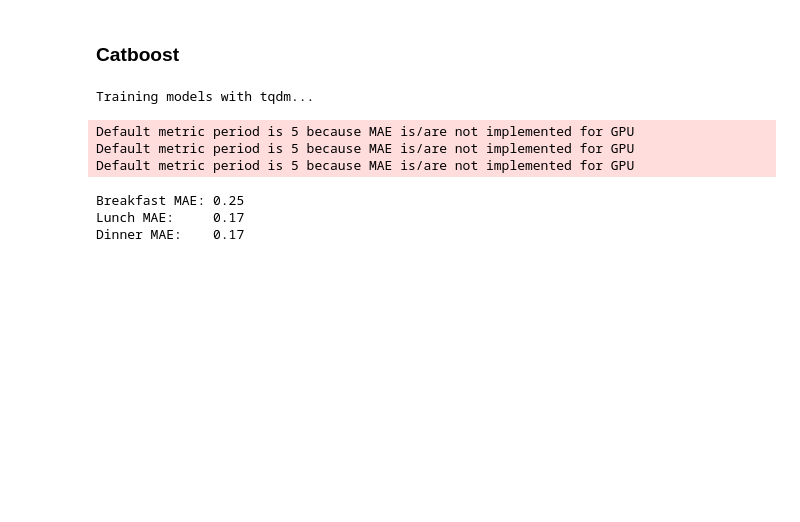
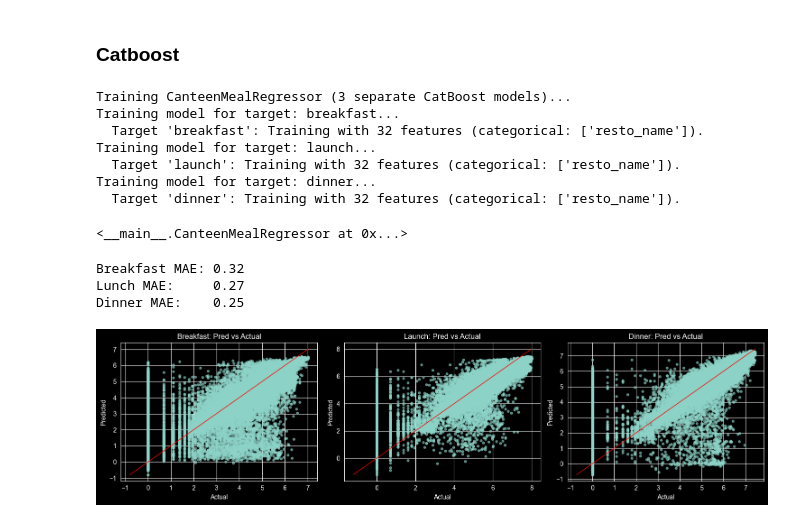
Before and after one commit to aziziabdallahesmail-ensia/IntelliCanteen, a Jupyter notebook: intellicanteen/notebooks/modelling.ipynb, the cells around one changed output. Drawn from its saved outputs; the diff is of its cells as text; code cells hidden in the pictures; blank space fills up the shorter version.

Commit message:
update modeling

```diff
--- a/intellicanteen/notebooks/modelling.ipynb
+++ b/intellicanteen/notebooks/modelling.ipynb
@@ -78,45 +239,46 @@ base_model = CatBoostRegressor(
 # %%
-models = {}
-
-print("Training models via MultiOutputRegressor...")
-# Under the hood, this trains 3 completely separate CatBoost models!
-multi_target_model.fit(X_train, y_train)
+print("Training CanteenMealRegressor (3 separate CatBoost models)... ")
+model.fit(X_train, y_train)
 # %% [output]
-Training models with tqdm...
+Training CanteenMealRegressor (3 separate CatBoost models)...
+Training model for target: breakfast...
+  Target 'breakfast': Training with 32 features (categorical: ['resto_name']).
+Training model for target: launch...
+  Target 'launch': Training with 32 features (categorical: ['resto_name']).
+Training model for target: dinner...
+  Target 'dinner': Training with 32 features (categorical: ['resto_name']).
-Default metric period is 5 because MAE is/are not implemented for GPU
-Default metric period is 5 because MAE is/are not implemented for GPU
-Default metric period is 5 because MAE is/are not implemented for GPU
+<__main__.CanteenMealRegressor at 0x...>
 # %%
-preds = np.column_stack([models[target].predict(X_test) for target in target_cols])
+preds = model.predict(X_test)
 
-mae_b = mean_absolute_error(y_test['breakfast'], preds[:, 0])
-mae_l = mean_absolute_error(y_test['launch'], preds[:, 1])
-mae_d = mean_absolute_error(y_test['dinner'], preds[:, 2])
+mae_b = mean_absolute_error(y_test['breakfast'], preds['breakfast'])
+mae_l = mean_absolute_error(y_test['launch'], preds['launch'])
+mae_d = mean_absolute_error(y_test['dinner'], preds['dinner'])
 
 print(f"Breakfast MAE: {mae_b:.2f}")
 print(f"Lunch MAE:     {mae_l:.2f}")
 print(f"Dinner MAE:    {mae_d:.2f}")
 # %% [output]
-Breakfast MAE: 0.25
-Lunch MAE:     0.17
-Dinner MAE:    0.17
+Breakfast MAE: 0.32
+Lunch MAE:     0.27
+Dinner MAE:    0.25
 # %%
 import matplotlib.pyplot as plt
-
-pred_df = pd.DataFrame(preds, columns=target_cols, index=y_test.index)
 
 fig, axes = plt.subplots(1, len(target_cols), figsize=(5 * len(target_cols), 4))
 if len(target_cols) == 1:
     axes = [axes]
 
 for ax, col in zip(axes, target_cols):
-    ax.scatter(y_test[col], pred_df[col], s=12, alpha=0.6)
-    min_val = min(y_test[col].min(), pred_df[col].min())
-    max_val = max(y_test[col].max(), pred_df[col].max())
+    ax.scatter(y_test[col], preds[col], s=12, alpha=0.6)
+    min_val = min(y_test[col].min(), preds[col].min())
+    max_val = max(y_test[col].max(), preds[col].max())
     ax.plot([min_val, max_val], [min_val, max_val], color="red", linewidth=1)
     ax.set_title(f"{col.title()}: Pred vs Actual")
     ax.set_xlabel("Actual")
     ax.set_ylabel("Predicted")
 
 plt.tight_layout()
 plt.show()
+# %% [output]
+[figure, added]
```
Also changed, not shown: parts of 1 cell of this notebook.
